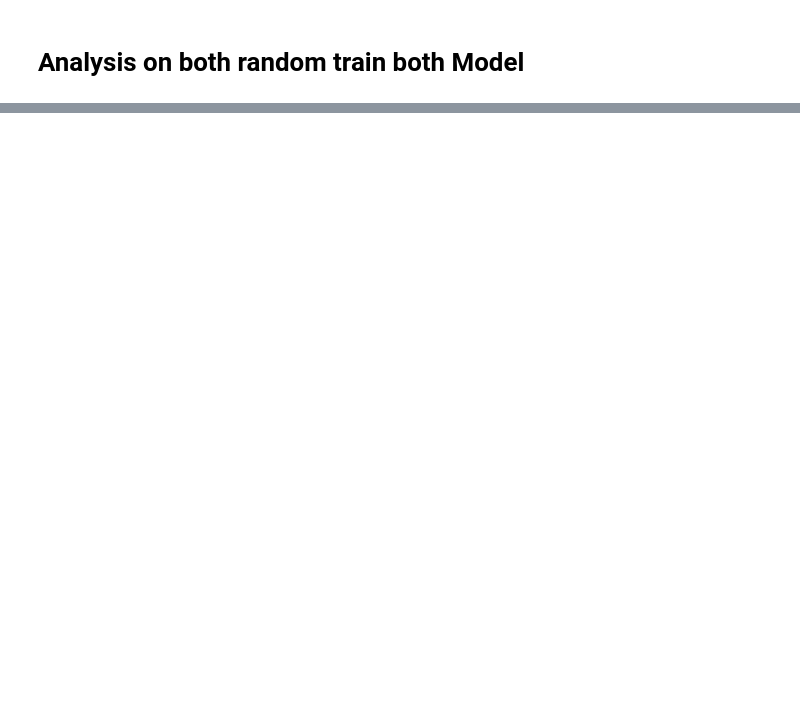
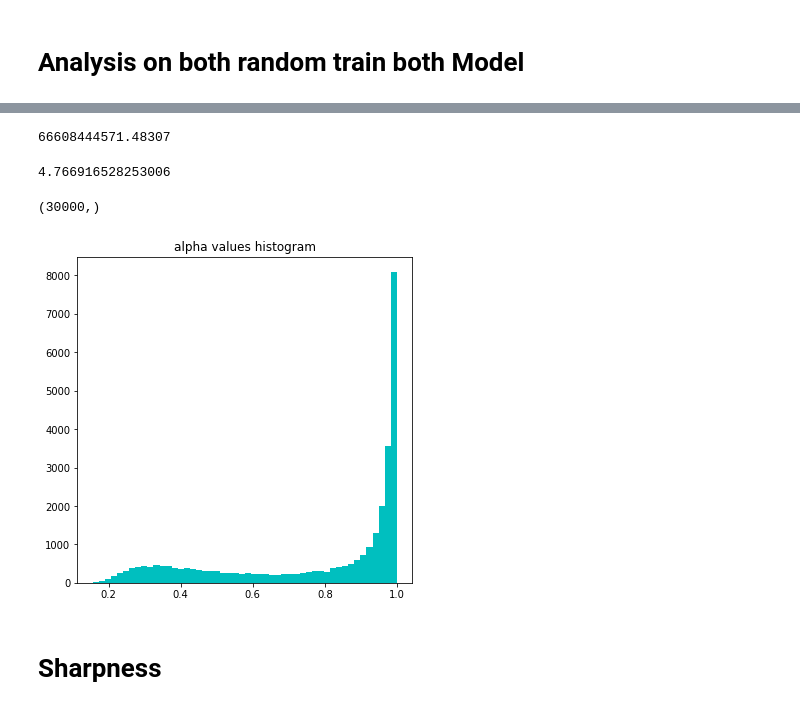
Before and after one commit to lnpandey/IITM_Research_Interpretability_of_Attention_Networks, a Jupyter notebook: generalisation_attention_networks/generalization_attention.ipynb, the cells around one changed output, grey strips where cells are left out. Saved outputs shown, nothing was run; the diff lists cells and outputs as text; code cells hidden in the pictures; blank space fills up the shorter version.

```diff
--- a/generalisation_attention_networks/generalization_attention.ipynb
+++ b/generalisation_attention_networks/generalization_attention.ipynb
@@ -370,0 +390,5 @@ print(margin)
+# %%
+inputs = torch.tensor(np.ones(next(iter(train_loader))[0].shape)).to("cuda")
+outputs,_,_ = classify_ct(inputs)
+path_norm = np.sqrt(np.sum(outputs[0].cpu().detach().numpy()))
+print(path_norm)
@@ -408,0 +437,8 @@ print(margin)
+# %%
+norm_weight = 1
+i = 0
+for weights in classify.parameters():
+  norm_weight *= np.linalg.norm(weights.cpu().detach().numpy())
+print(norm_weight)
+# %% [output]
+66608444571.48307
@@ -408,0 +449,27 @@ print(margin)
+# %%
+inputs = torch.tensor(np.ones(next(iter(train_loader))[0].shape)).to("cuda")
+outputs,_,_ = classify(inputs)
+path_norm = np.sqrt(np.sum(outputs[0].cpu().detach().numpy()))
+print(path_norm)
+# %% [output]
+4.766916528253006
+# %%
+max_alpha =[]
+for i, data in  enumerate(train_loader):
+  inputs , labels = data
+  inputs = inputs.double()
+  inputs, labels = inputs.to("cuda"), labels.to("cuda")
+  _, alphas, _ = classify(inputs)
+  mx,_ = torch.max(alphas,1)
+  max_alpha.append(mx.cpu().detach().numpy())
+max_alpha = np.concatenate(max_alpha,axis=0)
+print(max_alpha.shape)
+plt.figure(figsize=(6,6))
+_,bins,_ = plt.hist(max_alpha,bins=50,color ="c")
+plt.title("alpha values histogram")
+plt.savefig("attention_model_1_hist")
+# %% [output]
+(30000,)
+[figure, added]
+# %% [markdown]
+# Sharpness
```
Also changed, not shown: parts of 20 cells of this notebook, 3 other files.
